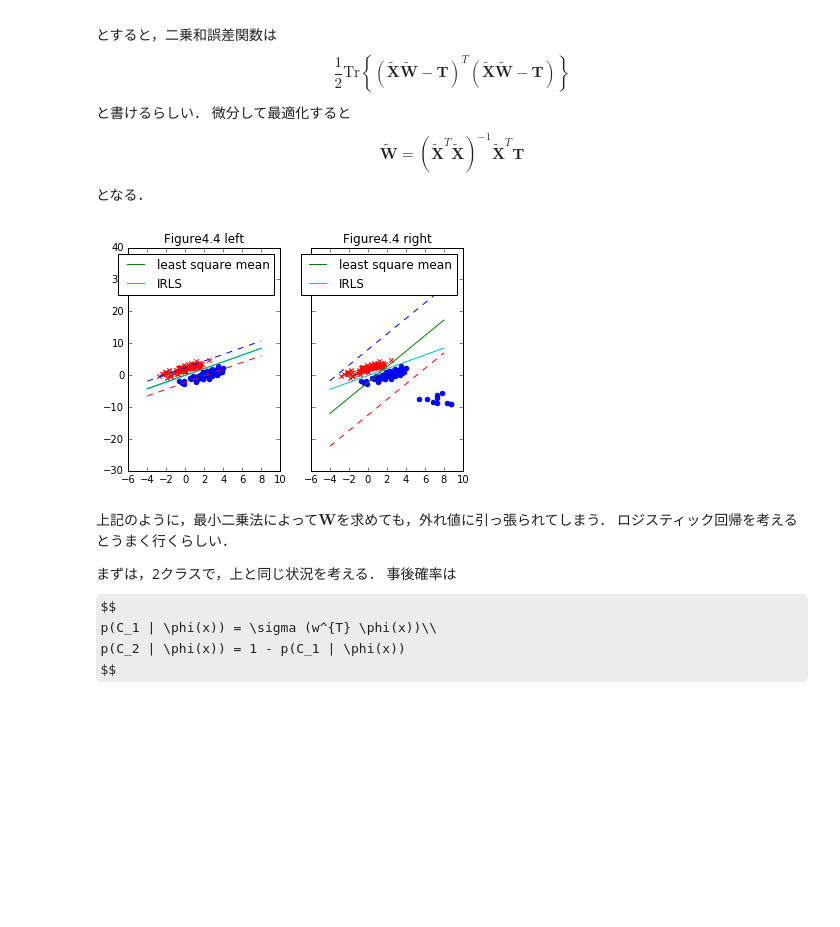
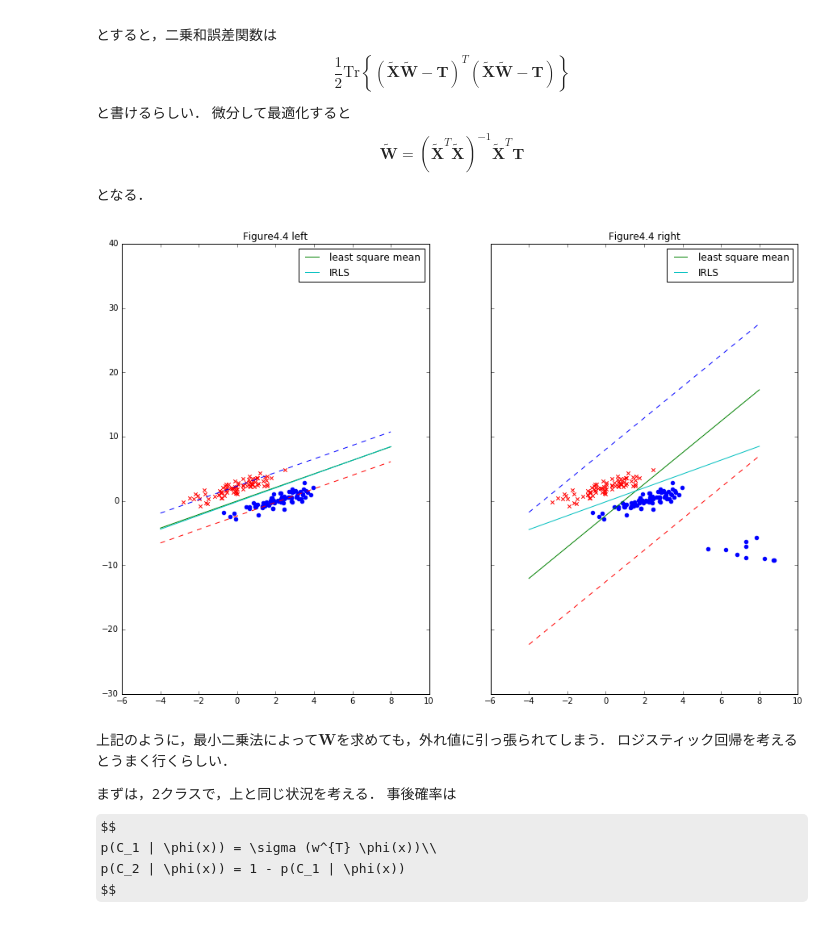
Before and after one commit to eisoku9618/kuroiwa_demos, a Jupyter notebook: PRML/chapter04.ipynb, the cells around one changed output. Cells and saved outputs as stored; diff of their text form; code cells hidden in the pictures; some formulas as TeX source; blank space fills up the shorter version.

```diff
--- a/PRML/chapter04.ipynb
+++ b/PRML/chapter04.ipynb
@@ -246,34 +246,35 @@ def my_plot(red, blue, ax, title):
     ax.set_title(title)
     ax.legend(loc=0)
 
 if __name__ == "__main__":
     # sumple data
     ## setting
     mu_red  = [0.0, 2.0]
     mu_blue = [2.0, 0.0]
     mu_out  = [8.0, -8.0]
     cov = [[1.2, 1.0],
            [1.0, 1.2]]
     cov_out = [[1.0, 0.0],
                [0.0, 1.0]]
     data_num = 80
     out_num  = 10
     ## generate
     np.random.seed(0)
     red  = np.random.multivariate_normal(mu_red,  cov, data_num)
     blue = np.random.multivariate_normal(mu_blue, cov, data_num)
     blue_out = np.random.multivariate_normal(mu_out, cov_out, out_num)
     blue_new = np.vstack((blue, blue_out))
 
     # figure
+    matplotlib.pyplot.rcParams['figure.figsize'] = (15.0, 10.0)
     f, (ax) = matplotlib.pyplot.subplots(1, 2, sharex=True, sharey=True)
 
     # plot
     my_plot(red, blue, ax[0], "Figure4.4 left")
     my_plot(red, blue_new, ax[1], "Figure4.4 right")
     matplotlib.pyplot.show()
 # %% [output]
-[figure, old version]
+[figure, new version]
 # %% [markdown]
 上記のように，最小二乗法によって$\textbf{W}$を求めても，外れ値に引っ張られてしまう．
 ロジスティック回帰を考えるとうまく行くらしい．
```
Also changed, not shown: parts of 1 cell of this notebook.
